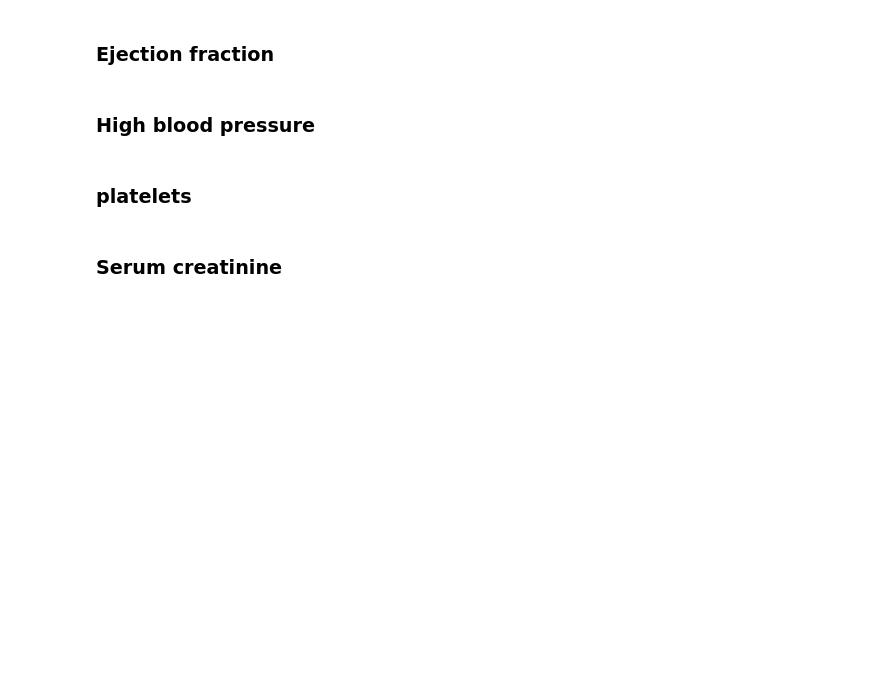
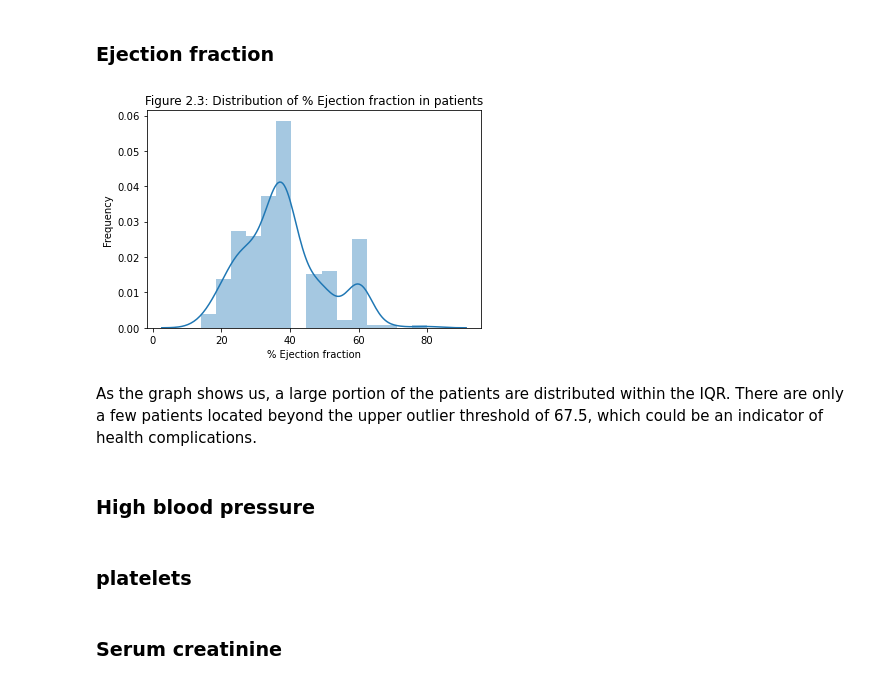
Before and after one commit to Ghost-Recon131/PDS-Assignment2, a Jupyter notebook: assignment2.ipynb, the cells around one changed output. Saved outputs shown, nothing was run; the diff lists cells and outputs as text; code cells hidden in the pictures; blank space fills up the shorter version.

```diff
--- a/assignment2.ipynb
+++ b/assignment2.ipynb
@@ -491,5 +534,14 @@ outlier threshold of 1280.25 could indicate the patient has underlying health is
 # %% [markdown]
 ### Ejection fraction
+# %%
+sns.distplot(HFCR["ejection_fraction"], kde=True).set(title=
+    "Figure 2.3: Distribution of % Ejection fraction in patients", xlabel="% Ejection fraction", ylabel="Frequency")
+plt.show;
+# %% [output]
+[figure, added]
+# %% [markdown]
+As the graph shows us, a large portion of the patients are distributed within the IQR. There are only a few patients
+located beyond the upper outlier threshold of 67.5, which could be an indicator of health complications.
 # %% [markdown]
 ### High blood pressure
 # %% [markdown]
```
Also changed, not shown: parts of 17 cells of this notebook.
